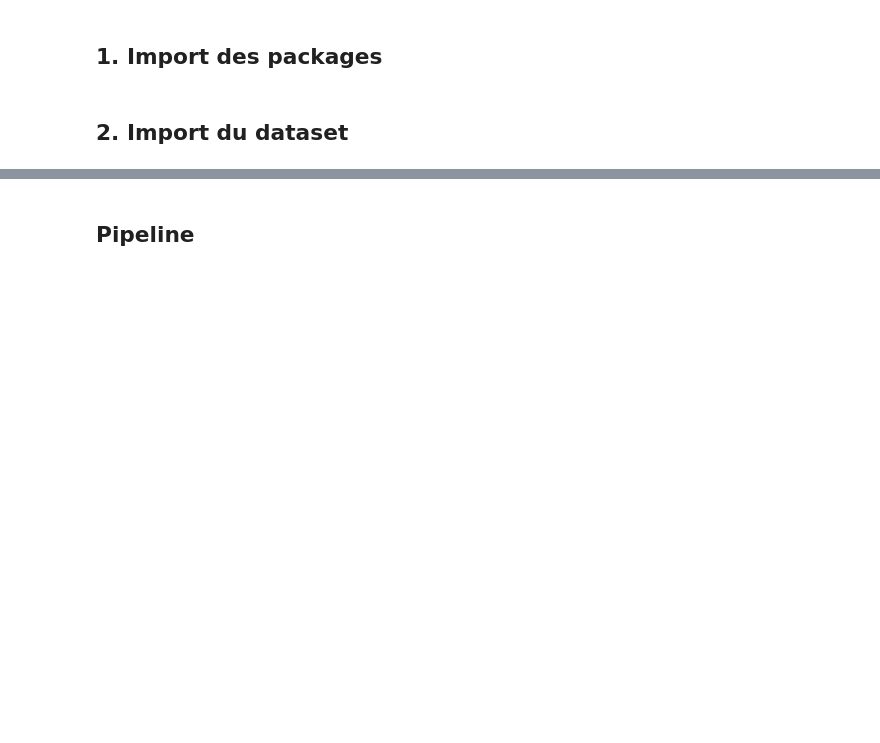
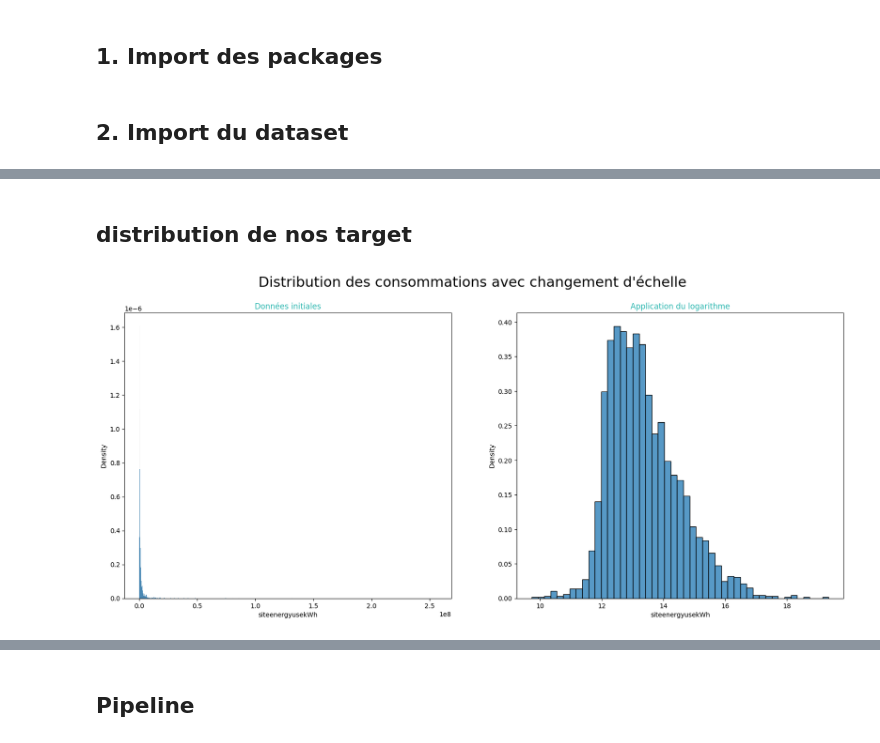
Before and after one commit to data-IA-2022/CO2_Maud_Tarik, a Jupyter notebook: model-multioutput.ipynb, the cells around one changed output, grey strips where cells are left out. Saved outputs shown, nothing was run; the diff lists cells and outputs as text; code cells hidden in the pictures; blank space fills up the shorter version.

```diff
--- a/model-multioutput.ipynb
+++ b/model-multioutput.ipynb
@@ -135,0 +175,15 @@ import pickle
+# %% [markdown]
+## distribution de nos target
+# %%
+logtransformer = FunctionTransformer(np.log, inverse_func = np.exp, check_inverse = True)
+Y_log = logtransformer.transform(Y)
+
+fig, axes = plt.subplots(nrows=1, ncols=2, sharex=False, sharey=False, figsize=(20,8))
+sns.histplot(data=Y, x='siteenergyusekWh', stat="density", ax=axes[0])
+axes[0].set_title("Données initiales", color='#2cb7b0')
+sns.histplot(data=Y_log, x='siteenergyusekWh', stat="density", ax=axes[1])
+axes[1].set_title("Application du logarithme", color='#2cb7b0')
+plt.suptitle("Distribution des consommations avec changement d'échelle", fontsize=22)
+plt.show()
+# %% [output]
+[figure, added]
```
Also changed, not shown: parts of 43 cells of this notebook, 6 other files.
